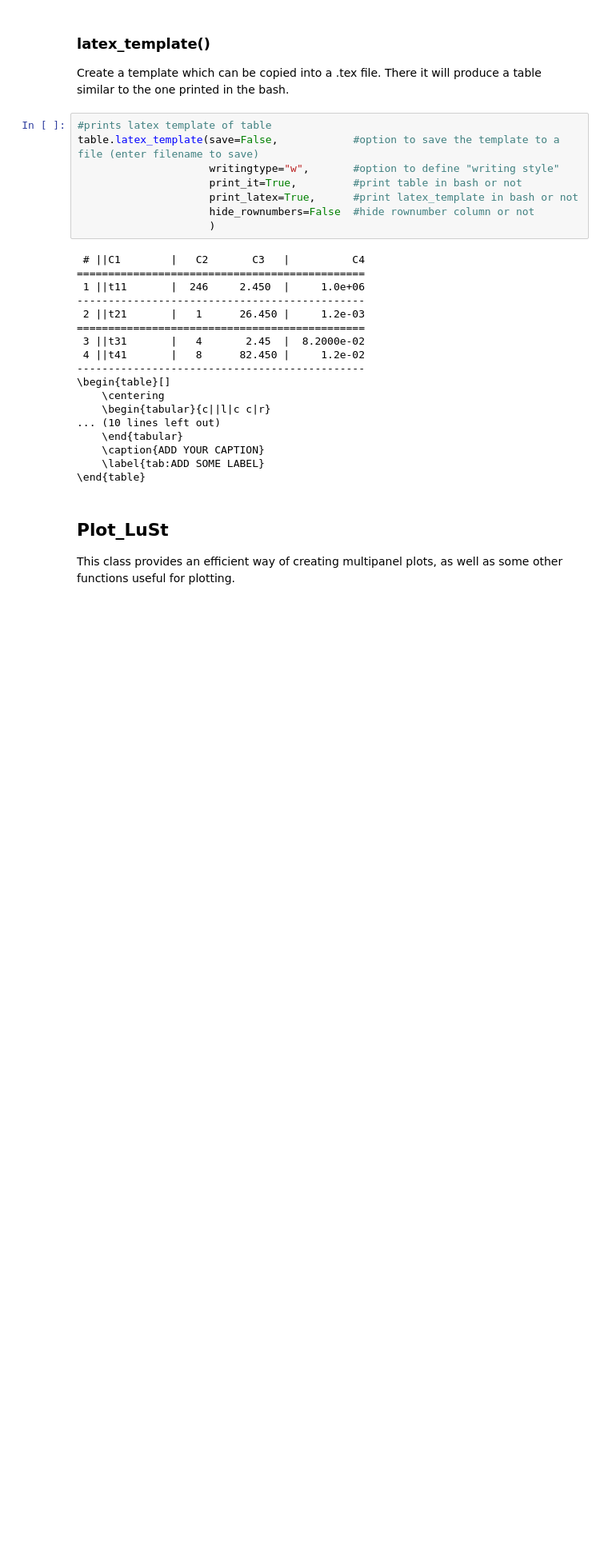
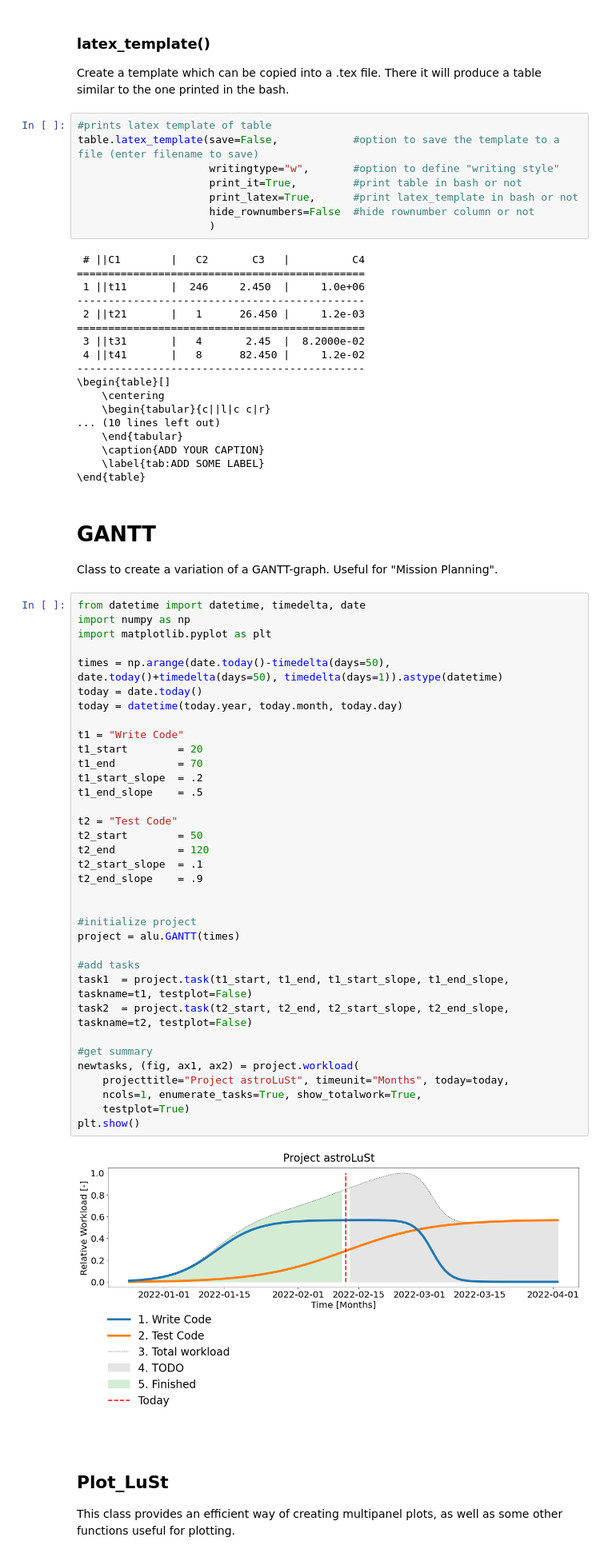
Before and after one commit to TheRedElement/astroLuSt, a Jupyter notebook: astroLuSt_example_usage.ipynb, the cells around one changed output. Shown: that part at 80% size. Saved outputs shown, nothing was run; the diff lists cells and outputs as text; blank space fills up the shorter version.

Commit message:
Added GANTT to utility_astroLuSt; updated example_usage

```diff
--- a/astroLuSt_example_usage.ipynb
+++ b/astroLuSt_example_usage.ipynb
@@ -245,6 +245,46 @@ table.latex_template(save=False,            #option to save the template to a fi
     \caption{ADD YOUR CAPTION}
     \label{tab:ADD SOME LABEL}
 \end{table}
+# %% [markdown]
+# GANTT
+Class to create a variation of a GANTT-graph. Useful for "Mission Planning".
+# %%
+from datetime import datetime, timedelta, date
+import numpy as np
+import matplotlib.pyplot as plt
+
+times = np.arange(date.today()-timedelta(days=50), date.today()+timedelta(days=50), timedelta(days=1)).astype(datetime)
+today = date.today()
+today = datetime(today.year, today.month, today.day)
+
+t1 = "Write Code"
+t1_start        = 20
+t1_end          = 70
+t1_start_slope  = .2
+t1_end_slope    = .5
+
+t2 = "Test Code"
+t2_start        = 50
+t2_end          = 120
+t2_start_slope  = .1
+t2_end_slope    = .9
+
+
+#initialize project
+project = alu.GANTT(times)
+
+#add tasks
+task1  = project.task(t1_start, t1_end, t1_start_slope, t1_end_slope, taskname=t1, testplot=False)
+task2  = project.task(t2_start, t2_end, t2_start_slope, t2_end_slope, taskname=t2, testplot=False)
+
+#get summary
+newtasks, (fig, ax1, ax2) = project.workload(
+    projecttitle="Project astroLuSt", timeunit="Months", today=today,
+    ncols=1, enumerate_tasks=True, show_totalwork=True,
+    testplot=True)
+plt.show()
+# %% [output]
+[figure, added]
 # %% [markdown]
 ## __Plot_LuSt__
 This class provides an efficient way of creating multipanel plots, as well as some other functions useful for plotting.
```
Also changed, not shown: 1 other file.
